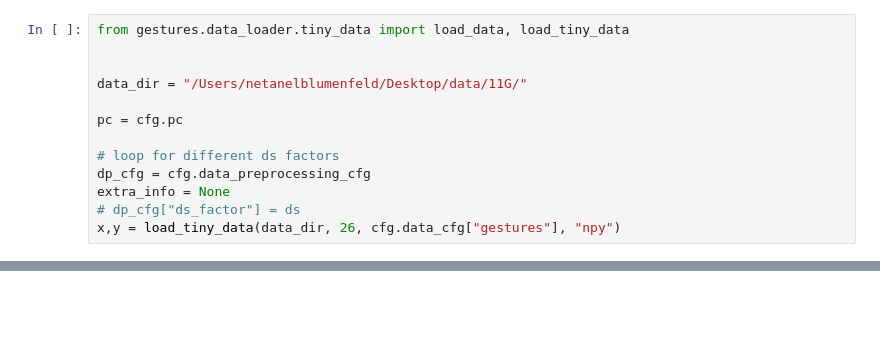
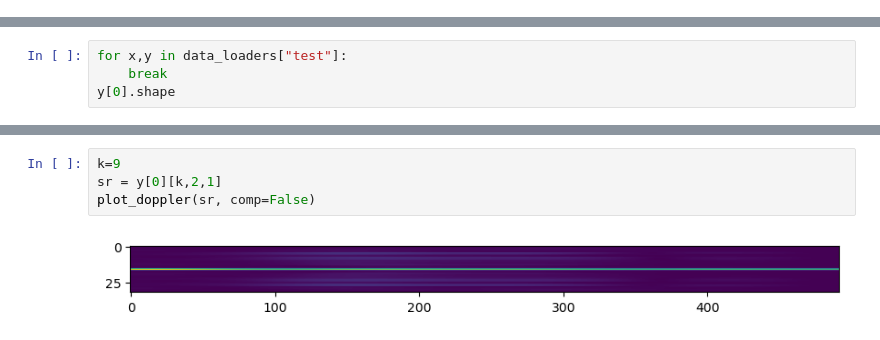
Before and after one commit to NetanelBlumenfeld/Radar-Sr-Classifer, a Jupyter notebook: python/gestures/notebooks/deo_raw_data.ipynb, the cells around one changed output, grey strips where cells are left out. Saved outputs shown, nothing was run; the diff lists cells and outputs as text; blank space fills up the shorter version.

```diff
--- a/python/gestures/notebooks/deo_raw_data.ipynb
+++ b/python/gestures/notebooks/deo_raw_data.ipynb
@@ -12,13 +39,0 @@ from gestures.data_loader.tiny_data_loader import get_tiny_data_loader
-# %%
-from gestures.data_loader.tiny_data import load_data, load_tiny_data
-
-
-data_dir = "/Users/netanelblumenfeld/Desktop/data/11G/"
-
-pc = cfg.pc
-
-# loop for different ds factors
-dp_cfg = cfg.data_preprocessing_cfg
-extra_info = None
-# dp_cfg["ds_factor"] = ds
-x,y = load_tiny_data(data_dir, 26, cfg.data_cfg["gestures"], "npy")
@@ -66,0 +89,4 @@ plt.show()
+# %%
+for x,y in data_loaders["test"]:
+    break
+y[0].shape
@@ -66,0 +110,6 @@ plt.show()
+# %%
+k=9
+sr = y[0][k,2,1]
+plot_doppler(sr, comp=False)
+# %% [output]
+[figure, added]
```
Also changed, not shown: parts of 18 cells of this notebook, 26 other files.
